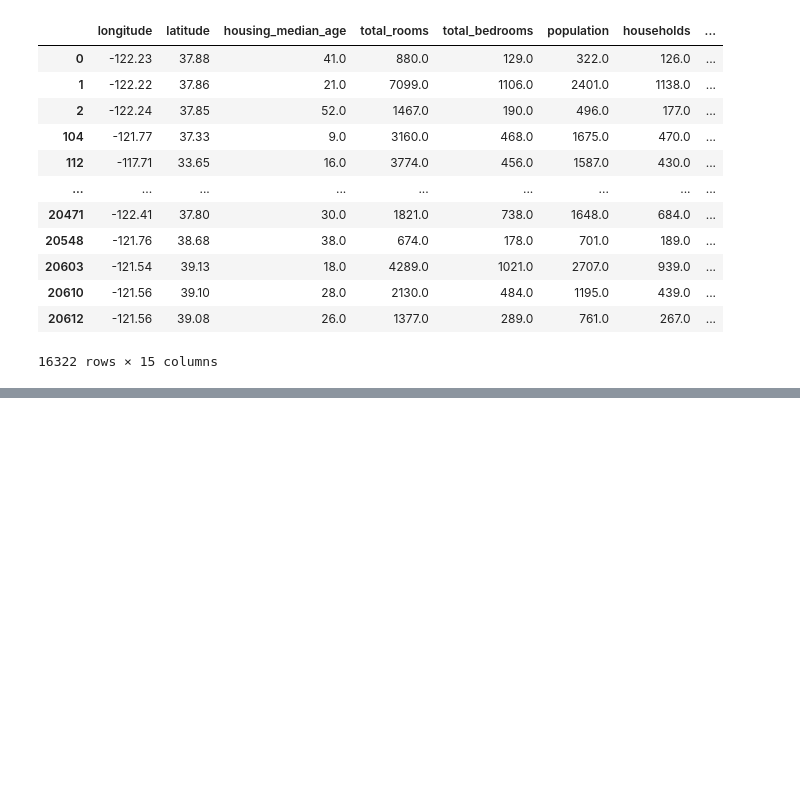
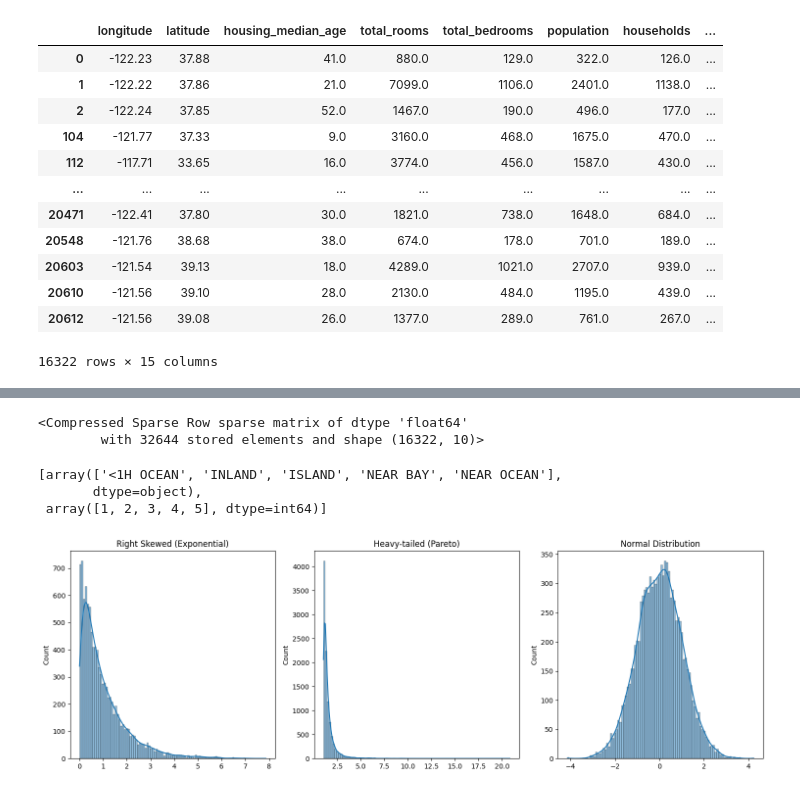
Before and after one commit to yousefosama736/hands-on-machine-learning, a Jupyter notebook: Untitled-1.ipynb, the cells around one changed output, grey strips where cells are left out. Saved outputs shown, nothing was run; the diff lists cells and outputs as text; code cells hidden in the pictures; blank space fills up the shorter version.

```diff
--- a/Untitled-1.ipynb
+++ b/Untitled-1.ipynb
@@ -369,0 +361,44 @@ x=
+# %%
+housing_cat_1hot
+# %% [output]
+<Compressed Sparse Row sparse matrix of dtype 'float64'
+        with 32644 stored elements and shape (16322, 10)>
+# %%
+encoder.categories_
+# %% [output]
+[array(['<1H OCEAN', 'INLAND', 'ISLAND', 'NEAR BAY', 'NEAR OCEAN'],
+       dtype=object),
+ array([1, 2, 3, 4, 5], dtype=int64)]
+# %%
+import numpy as np
+import matplotlib.pyplot as plt
+import seaborn as sns
+from scipy.stats import expon, norm, pareto
+
+# بيانات skewed (exponential)
+skewed = expon.rvs(scale=1, size=10000)
+
+# بيانات heavy-tailed (Pareto)
+heavy = pareto.rvs(3, size=10000)
+
+# بيانات طبيعية للمقارنة
+normal = norm.rvs(loc=0, scale=1, size=10000)
+
+plt.figure(figsize=(15,5))
+
+plt.subplot(1,3,1)
+sns.histplot(skewed, kde=True, bins=100)
+plt.title("Right Skewed (Exponential)")
+
+plt.subplot(1,3,2)
+sns.histplot(heavy, kde=True, bins=100)
+plt.title("Heavy-tailed (Pareto)")
+
+plt.subplot(1,3,3)
+sns.histplot(normal, kde=True, bins=100)
+plt.title("Normal Distribution")
+
+plt.tight_layout()
+plt.show()
+# %% [output]
+[figure, added]
```
Also changed, not shown: parts of 40 cells of this notebook, 1 other file.
